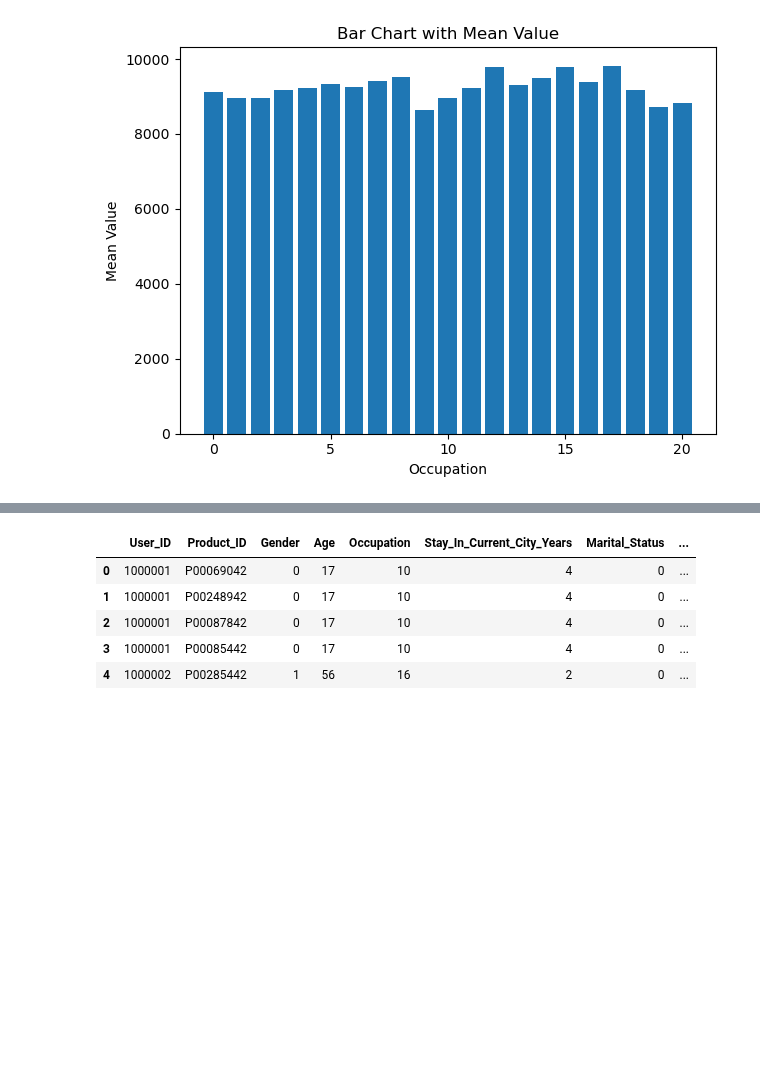
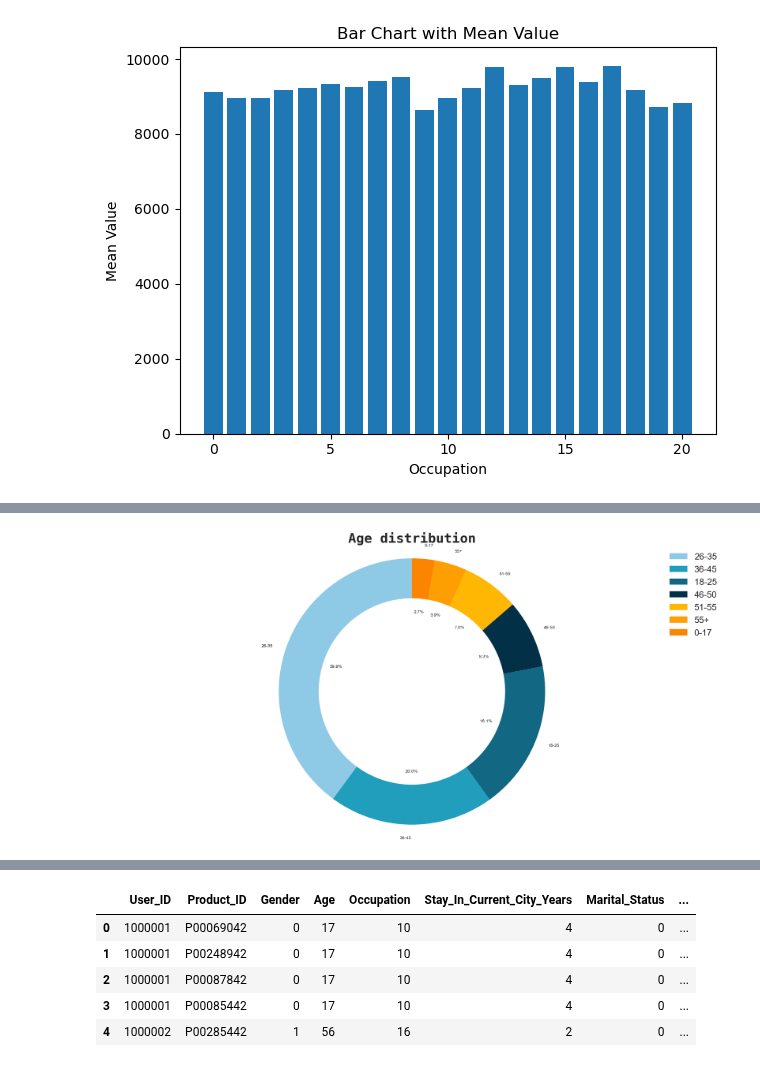
Before and after one commit to LearningRate-0/Consumer-Behaviour-Predictor, a Jupyter notebook: models.ipynb, the cells around one changed output, grey strips where cells are left out. Drawn from its saved outputs; the diff is of its cells as text; code cells hidden in the pictures; blank space fills up the shorter version.

```diff
--- a/models.ipynb
+++ b/models.ipynb
@@ -86,0 +103,16 @@ create_category_mean_plot(sorted(data["Occupation"].unique().tolist()),
+# %%
+age = data['Age'].value_counts()
+
+plt.style.use('bmh')
+plt.figure(figsize = (20, 10))
+plt.pie(age.values, labels = age.index, startangle = 90,
+        autopct = '%1.1f%%', colors = ["#8ecae6", "#219ebc", "#126782", "#023047", "#ffb703", "#fd9e02", "#fb8500"])
+centre_circle = plt.Circle((0, 0), 0.7, fc = 'white')
+fig = plt.gcf()
+fig.gca().add_artist(centre_circle)
+plt.title('Age distribution', fontdict = {'fontname' : 'Monospace', 'fontsize' : 30, 'fontweight' : 'bold'})
+plt.axis('equal')
+plt.legend(prop = {'size' : 20})
+plt.show()
+# %% [output]
+[figure, added]
```
Also changed, not shown: parts of 12 cells of this notebook.
